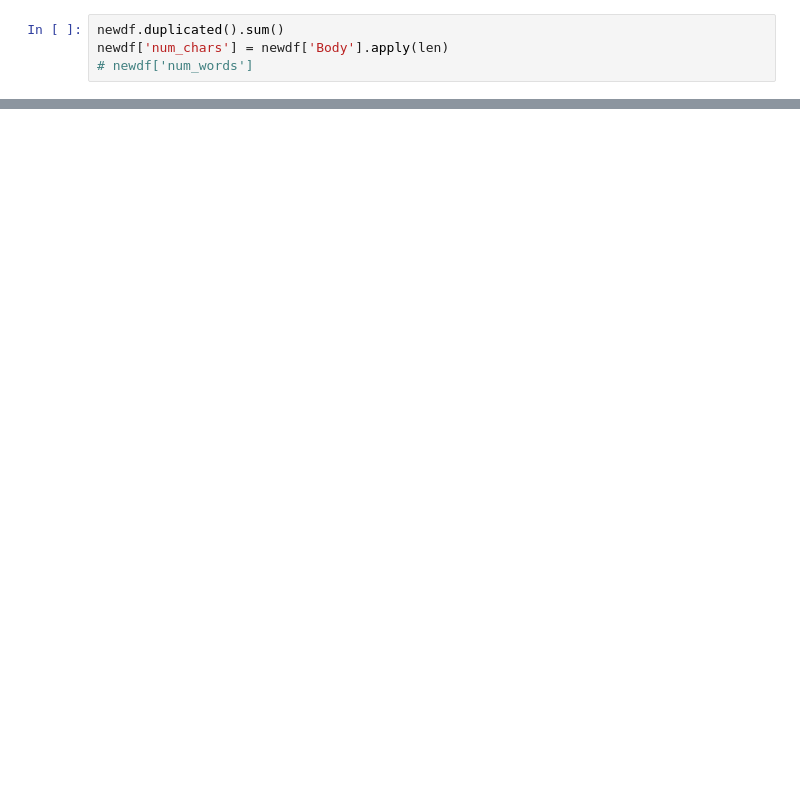
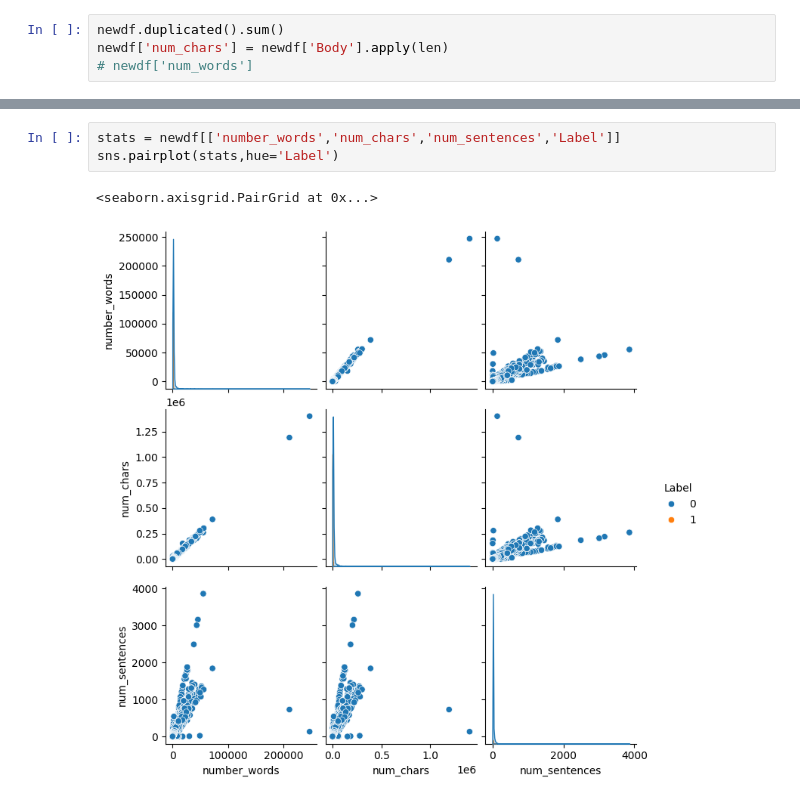
Before and after one commit to GSPune/ML-Lab-Work, a Jupyter notebook: Spam Detection/spamD.ipynb, the cells around one changed output, grey strips where cells are left out. Drawn from its saved outputs; the diff is of its cells as text; blank space fills up the shorter version.

```diff
--- a/Spam Detection/spamD.ipynb
+++ b/Spam Detection/spamD.ipynb
@@ -82,0 +225,6 @@ dill.dump_session('notebook_env.ipynb')
+# %%
+stats = newdf[['number_words','num_chars','num_sentences','Label']]
+sns.pairplot(stats,hue='Label')
+# %% [output]
+<seaborn.axisgrid.PairGrid at 0x...>
+[figure, added]
```
Also changed, not shown: parts of 22 cells of this notebook.
